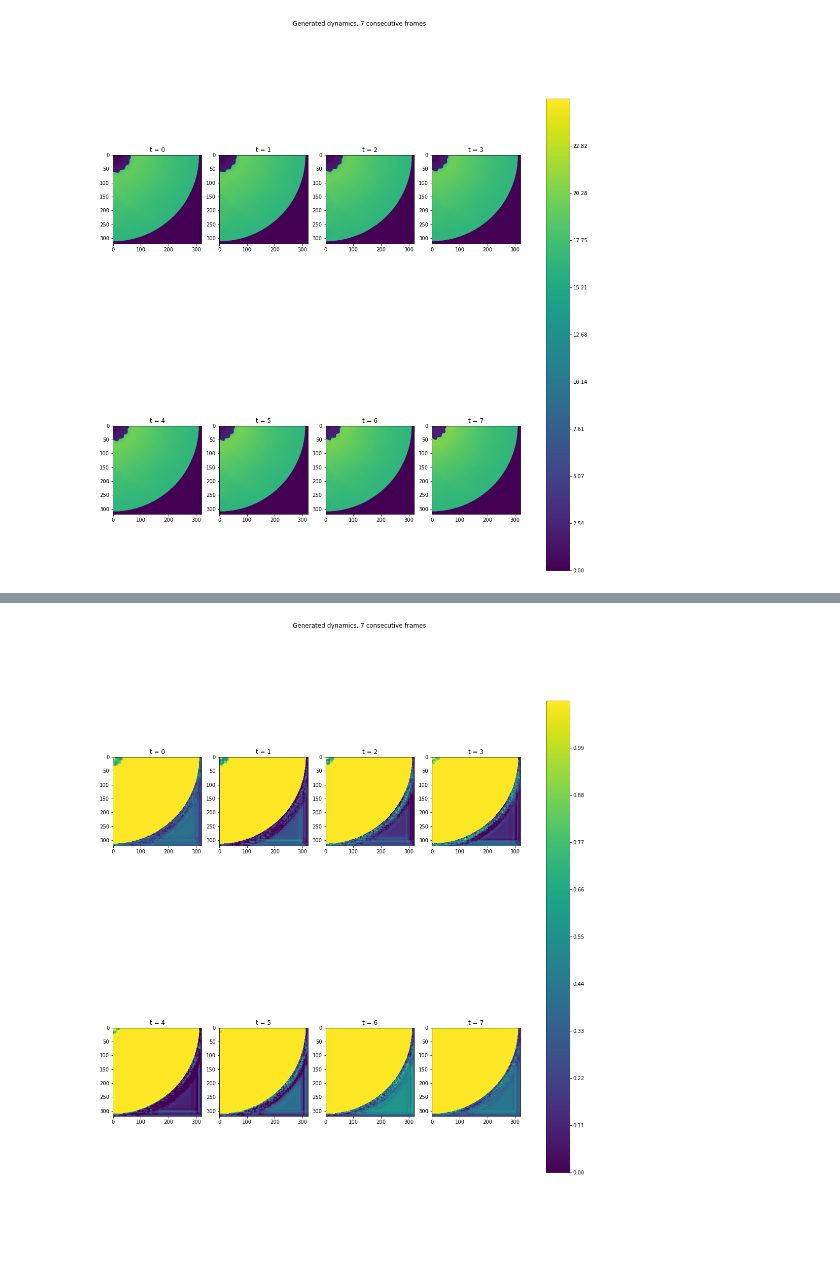
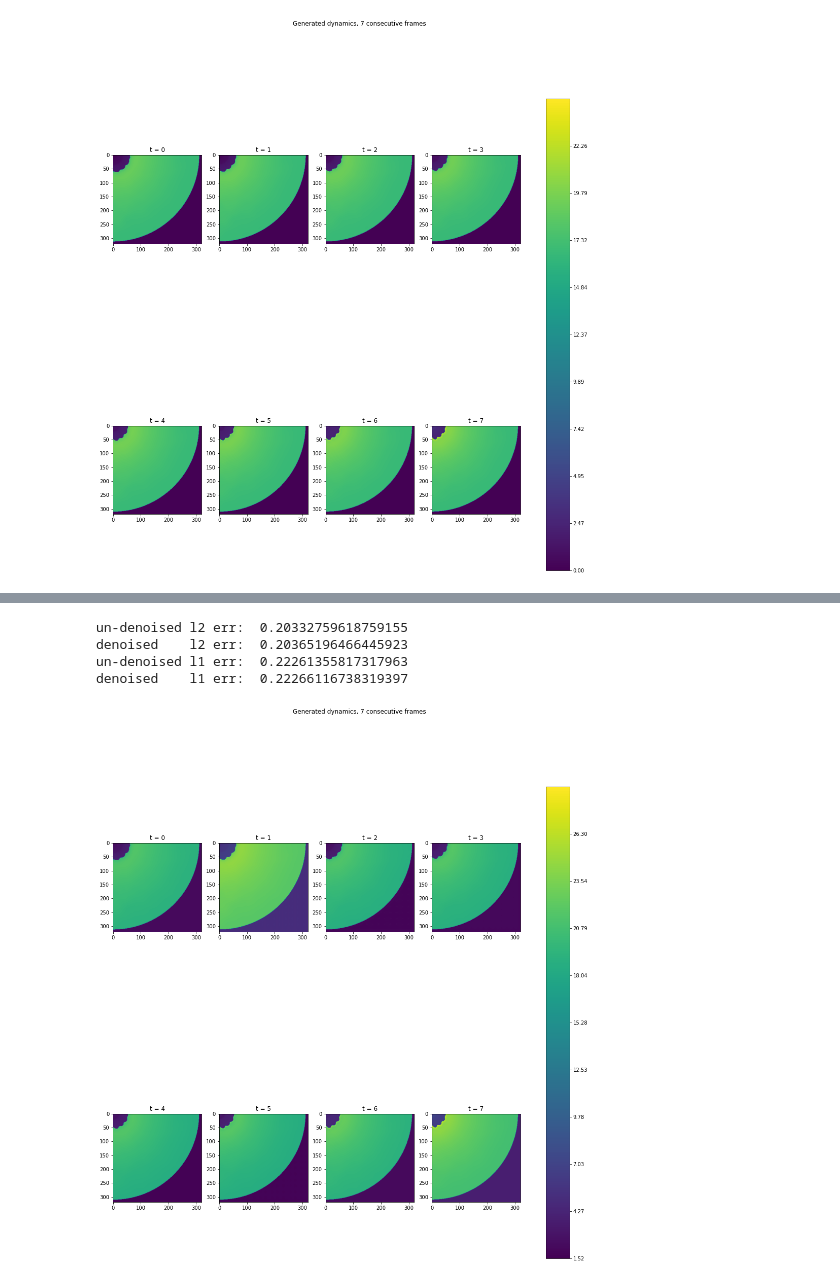
Before and after one commit to zhishenhuang/hydro, a Jupyter notebook: demo.ipynb, the cells around one changed output, grey strips where cells are left out. Drawn from its saved outputs; the diff is of its cells as text; code cells hidden in the pictures; blank space fills up the shorter version.

```diff
--- a/demo.ipynb
+++ b/demo.ipynb
@@ -379,8 +379,9 @@ plt.show()
 # normalize_factor   = np.max( np.abs(dyn[0,0,:,:,:]).flatten() )
 # normalize_factor   = 50
 # dyn[0,0,:,:,:]  = dyn[0,0,:,:,:] / normalize_factor
+noise = np.zeros(dyn.shape)
 for t in range(dep): # different noise for each frame when using a 'for' loop
-    noise[0,0,t,:,:] = noise_generate(dyn[0,0,t,:,:],mode='linear')
+    noise[0,0,t,:,:] = noise_generate(dyn[0,0,t,:,:],mode='const_rand',scaling=dyn.max().numpy())
 dyn = torch.tensor(dyn).to(torch.float); noise = torch.tensor(noise).to(torch.float)
 
 %matplotlib inline
@@ -390,10 +391,12 @@ illustrate(dyn,vmin=-np.inf,vmax=np.inf)
 [figure]
 # %%
 # load a G net
-gnet = UNet3D(1,1,is_segmentation=False,final_sigmoid=False)
-gpath = '/home/huangz78/checkpoints/netG.pth'
+# gnet = UNet3D(1,1,is_segmentation=False,final_sigmoid=False)
+gnet = ResidualUNet3D(1,1,num_levels=4,is_segmentation=False,final_sigmoid=False)
+gpath = '/home/huangz78/checkpoints/netG.pt'
 # gpath = '/home/huangz78/checkpoints/netG_warmup.pth'
 checkpoint = torch.load(gpath)
-gnet.load_state_dict(checkpoint['model_state_dict'])
-print(f'G net loaded from {gpath}')
+gnet.load_state_dict(checkpoint['model_state_dict'],strict=True)
+print(f' G net is successfully loaded from {gpath}! ')
+gnet.eval()
 # %% [output]
@@ -403,7 +421,15 @@ RuntimeError: Error(s) in loading state_dict for UNet3D:
-# %%
-# apply denoiser, show the outcome
-noisy_dyn     = noise + dyn
-denoised_samp = gnet(noisy_dyn)
-illustrate(denoised_samp)
-# %% [output]
-[figure, removed]
+# %%
+# apply denoiser, show the outcome
+noisy_dyn = noise + dyn
+denoised_dyn = gnet(noisy_dyn).detach()
+print('un-denoised l2 err: ',(torch.norm(noisy_dyn - dyn)/torch.norm(dyn)).item())
+print('denoised    l2 err: ', (torch.norm(denoised_dyn - dyn)/torch.norm(dyn)).item())
+print('un-denoised l1 err: ',(torch.norm(noisy_dyn - dyn,p=1)/torch.norm(dyn,p=1)).item())
+print('denoised    l1 err: ', (torch.norm(denoised_dyn - dyn,p=1)/torch.norm(dyn,p=1)).item())
+illustrate(denoised_dyn,vmin=-np.inf,vmax=np.inf)
+# %% [output]
+un-denoised l2 err:  0.20332759618759155
+denoised    l2 err:  0.20365196466445923
+un-denoised l1 err:  0.22261355817317963
+denoised    l1 err:  0.22266116738319397
+[figure, added]
```
Also changed, not shown: parts of 6 cells of this notebook, 4 other files.
